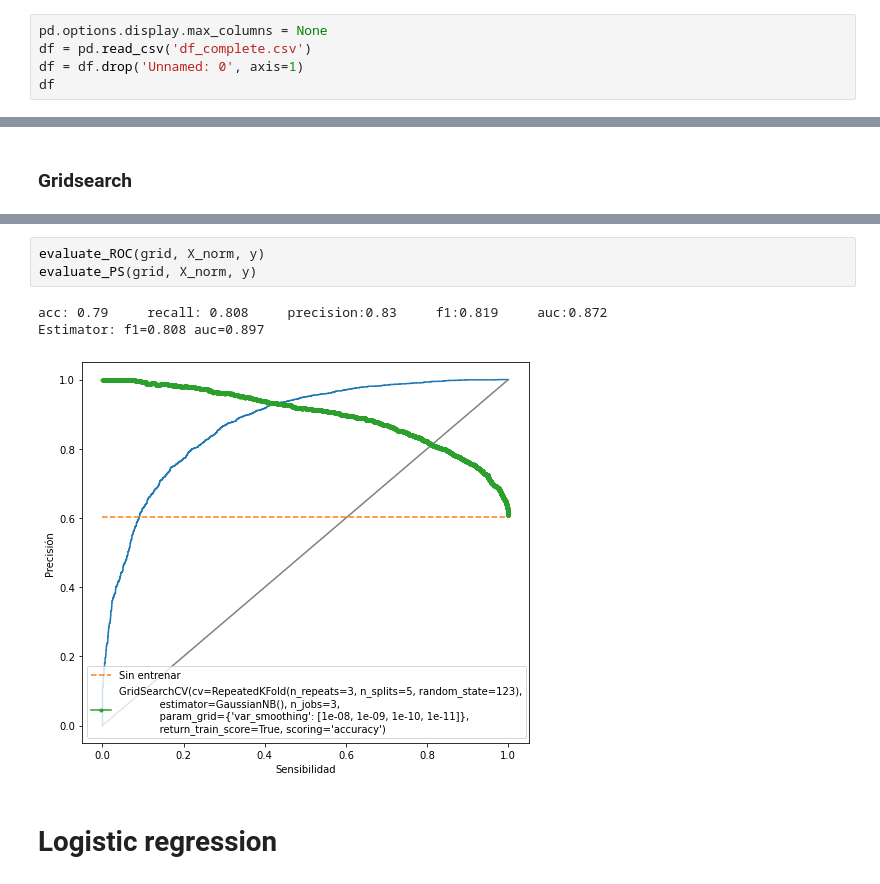
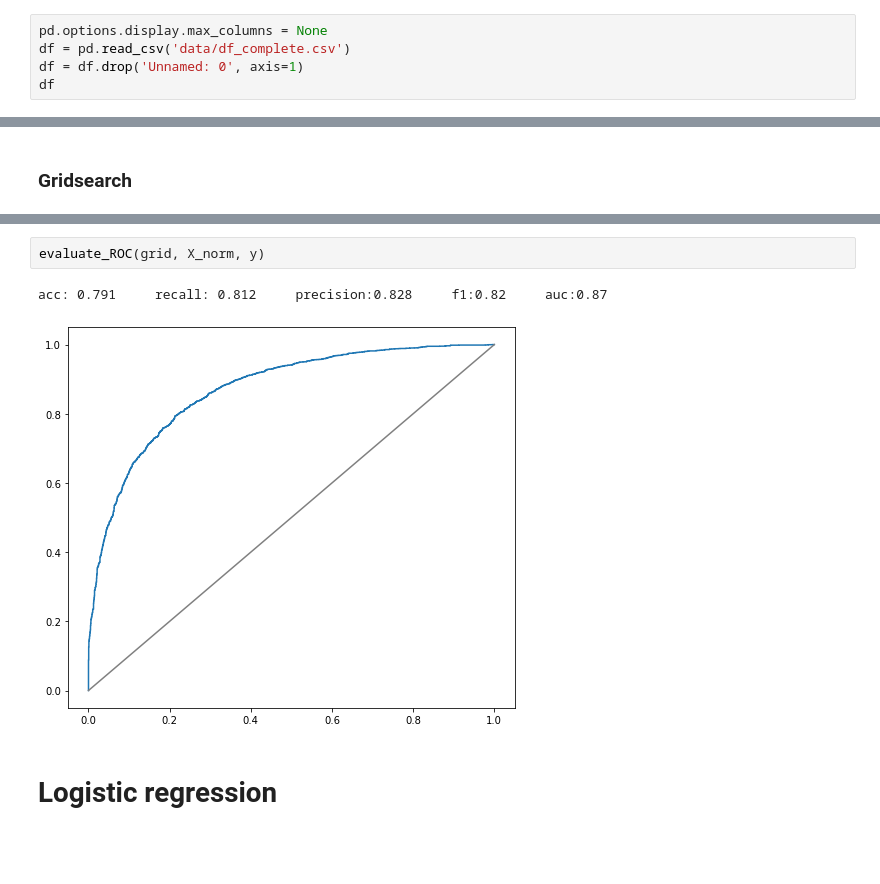
Before and after one commit to robertomanzanolopez/nba_statistics_prediction, a Jupyter notebook: model_creation.ipynb, the cells around one changed output, grey strips where cells are left out. Cells and saved outputs as stored; diff of their text form; blank space fills up the shorter version.

```diff
--- a/model_creation.ipynb
+++ b/model_creation.ipynb
@@ -9,7 +29,7 @@ import seaborn as sns
 ### LOAD DATAFRAME
 # %%
 pd.options.display.max_columns = None
-df = pd.read_csv('df_complete.csv')
+df = pd.read_csv('data/df_complete.csv')
 df = df.drop('Unnamed: 0', axis=1)
 df
 # %% [output]
@@ -230,10 +204,8 @@ Best parameters:
 # %%
 evaluate_ROC(grid, X_norm, y)
-evaluate_PS(grid, X_norm, y)
 # %% [output]
-acc: 0.79     recall: 0.808     precision:0.83     f1:0.819     auc:0.872
-Estimator: f1=0.808 auc=0.897
+acc: 0.791     recall: 0.812     precision:0.828     f1:0.82     auc:0.87
-[figure, old version]
+[figure, new version]
 # %% [markdown]
 # Logistic regression
 # %% [markdown]
```
Also changed, not shown: parts of 39 cells of this notebook.
